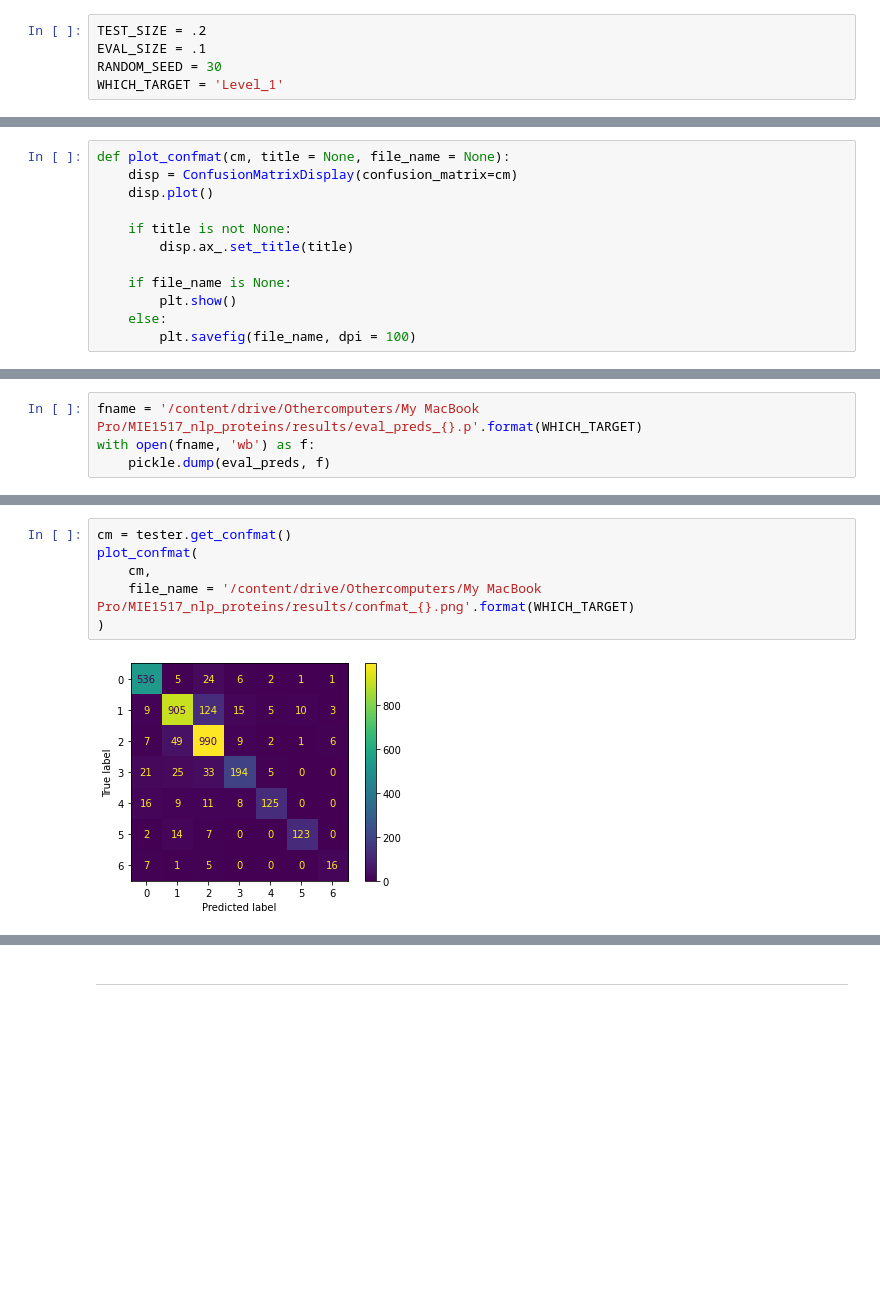
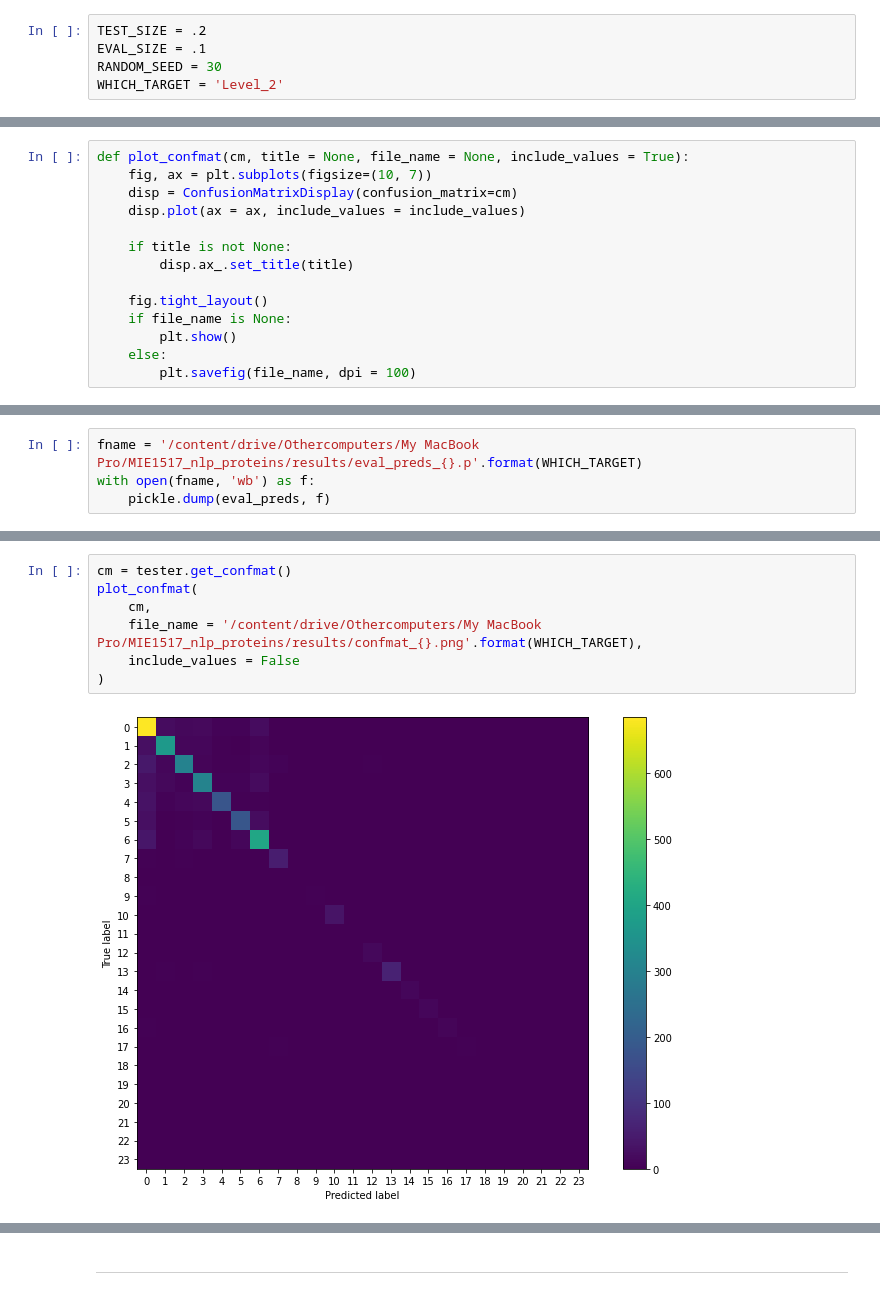
Before and after one commit to ranaabarghout/MIE1517_nlp_proteins, a Jupyter notebook: Level_2_classification.ipynb, the cells around one changed output, grey strips where cells are left out. Drawn from its saved outputs; the diff is of its cells as text; blank space fills up the shorter version.

Commit message:
level 2 predictions finished

```diff
--- a/Level_2_classification.ipynb
+++ b/Level_2_classification.ipynb
@@ -35,7 +35,7 @@ Drive already mounted at /content/drive; to attempt to forcibly remount, call dr
 TEST_SIZE = .2
 EVAL_SIZE = .1
 RANDOM_SEED = 30
-WHICH_TARGET = 'Level_1'
+WHICH_TARGET = 'Level_2'
 # %% [markdown]
 <br>
 
@@ -317,13 +317,15 @@ class ecnumTester():
             auroc[i] = auc(fpr[i], tpr[i])
         return fpr, tpr, auroc
 # %%
-def plot_confmat(cm, title = None, file_name = None):
+def plot_confmat(cm, title = None, file_name = None, include_values = True):
+    fig, ax = plt.subplots(figsize=(10, 7))
     disp = ConfusionMatrixDisplay(confusion_matrix=cm)
-    disp.plot()
+    disp.plot(ax = ax, include_values = include_values)
 
     if title is not None:
         disp.ax_.set_title(title)
 
+    fig.tight_layout()
     if file_name is None:
         plt.show()
     else:
@@ -583,11 +591,12 @@ weighted avg       0.87      0.87      0.87      3332
 # %%
 cm = tester.get_confmat()
 plot_confmat(
     cm,
-    file_name = '/content/drive/Othercomputers/My MacBook Pro/MIE1517_nlp_proteins/results/confmat_{}.png'.format(WHICH_TARGET)
+    file_name = '/content/drive/Othercomputers/My MacBook Pro/MIE1517_nlp_proteins/results/confmat_{}.png'.format(WHICH_TARGET),
+    include_values = False
 )
 # %% [output]
-[figure, old version]
+[figure, new version]
 # %%
 fpr, tpr, auroc = tester.get_roc()
 plot_rocs(
```
Also changed, not shown: parts of 6 cells of this notebook, 9 other files.
